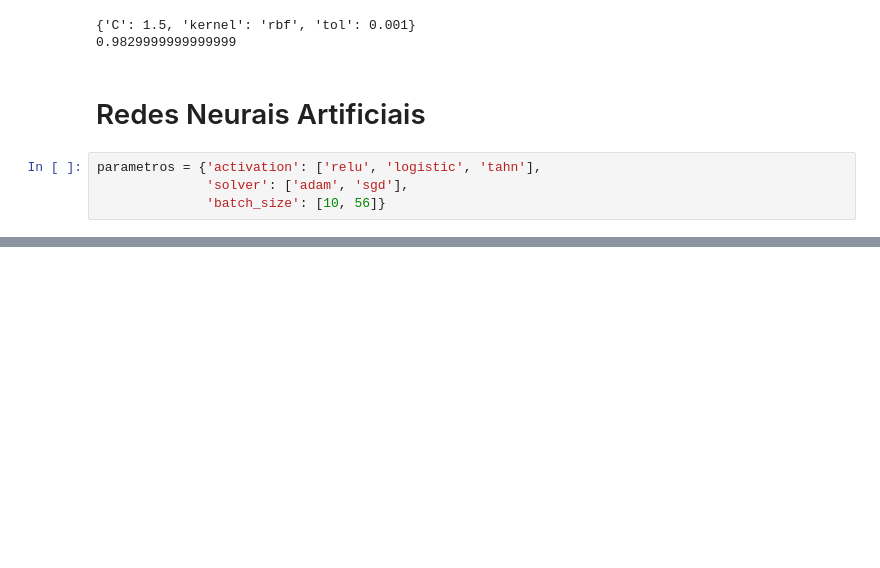
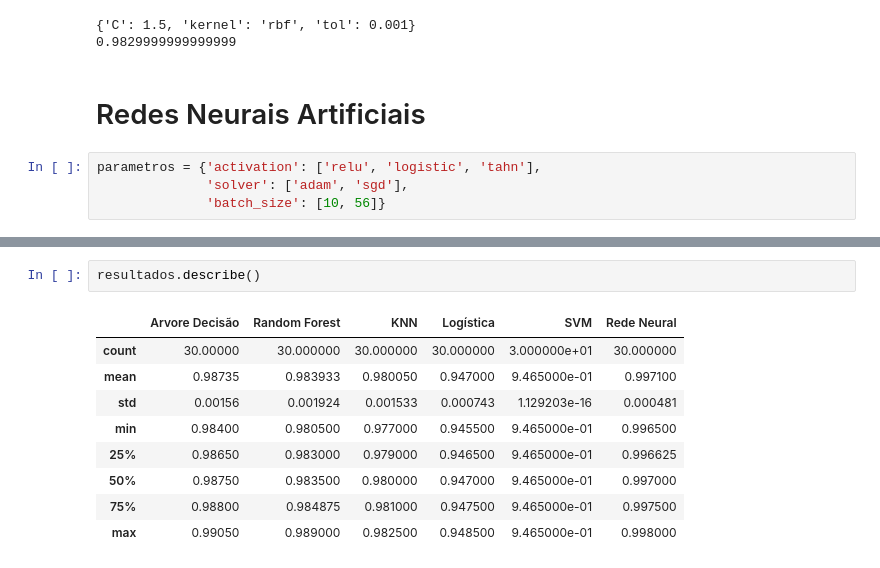
Before and after one commit to falcao-2005/curso-machine-learning, a Jupyter notebook: tunning/codigo_credito_tn.ipynb, the cells around one changed output, grey strips where cells are left out. Saved outputs shown, nothing was run; the diff lists cells and outputs as text; blank space fills up the shorter version.

```diff
--- a/tunning/codigo_credito_tn.ipynb
+++ b/tunning/codigo_credito_tn.ipynb
@@ -420,0 +571,12 @@ Stochastic Optimizer: Maximum iterations (200) reached and the optimization hasn
+# %%
+resultados.describe()
+# %% [output]
+|  | Arvore Decisão | Random Forest | KNN | Logística | SVM | Rede Neural |
+| count | 30.00000 | 30.000000 | 30.000000 | 30.000000 | 3.000000e+01 | 30.000000 |
+| mean | 0.98735 | 0.983933 | 0.980050 | 0.947000 | 9.465000e-01 | 0.997100 |
+| std | 0.00156 | 0.001924 | 0.001533 | 0.000743 | 1.129203e-16 | 0.000481 |
+| min | 0.98400 | 0.980500 | 0.977000 | 0.945500 | 9.465000e-01 | 0.996500 |
+| 25% | 0.98650 | 0.983000 | 0.979000 | 0.946500 | 9.465000e-01 | 0.996625 |
+| 50% | 0.98750 | 0.983500 | 0.980000 | 0.947000 | 9.465000e-01 | 0.997000 |
+| 75% | 0.98800 | 0.984875 | 0.981000 | 0.947500 | 9.465000e-01 | 0.997500 |
+| max | 0.99050 | 0.989000 | 0.982500 | 0.948500 | 9.465000e-01 | 0.998000 |
```
Also changed, not shown: parts of 23 cells of this notebook.
